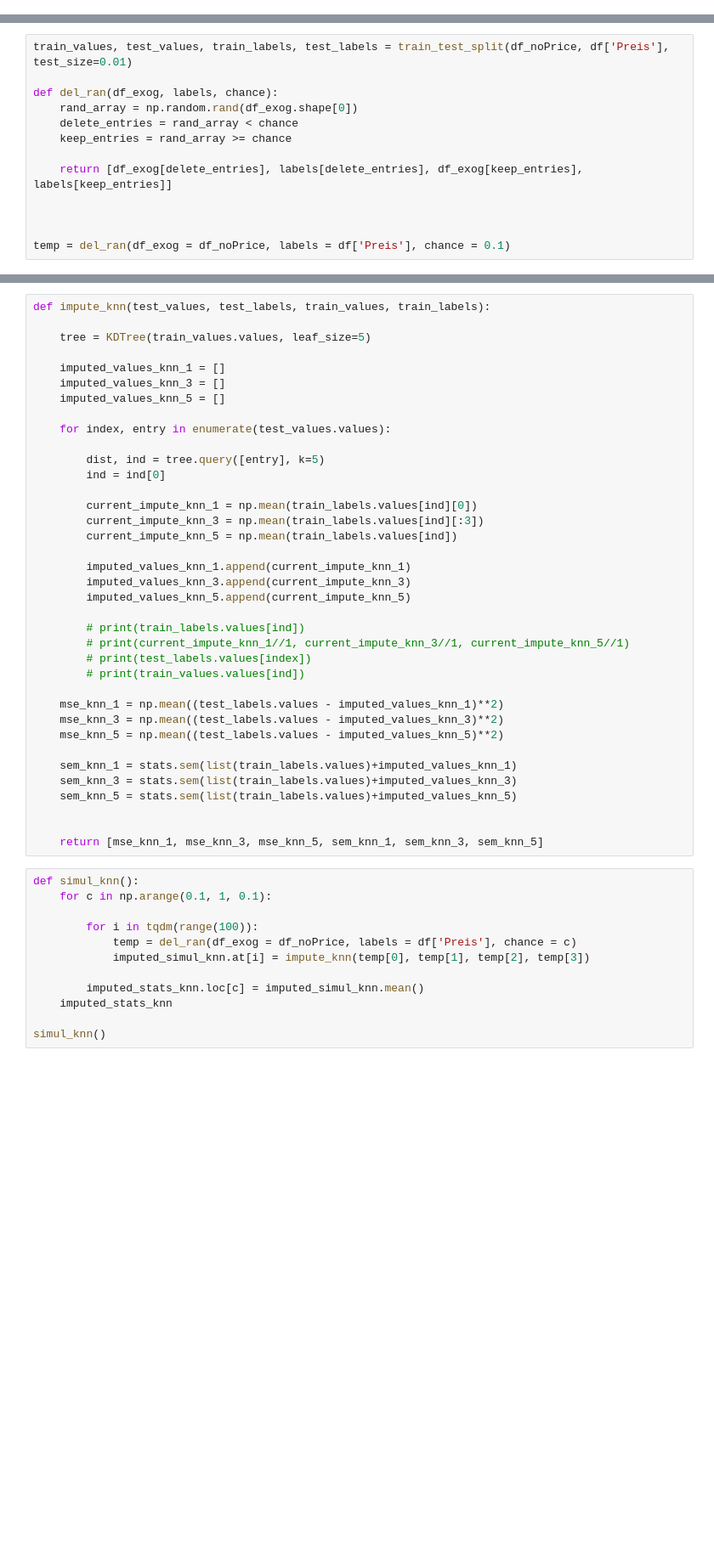
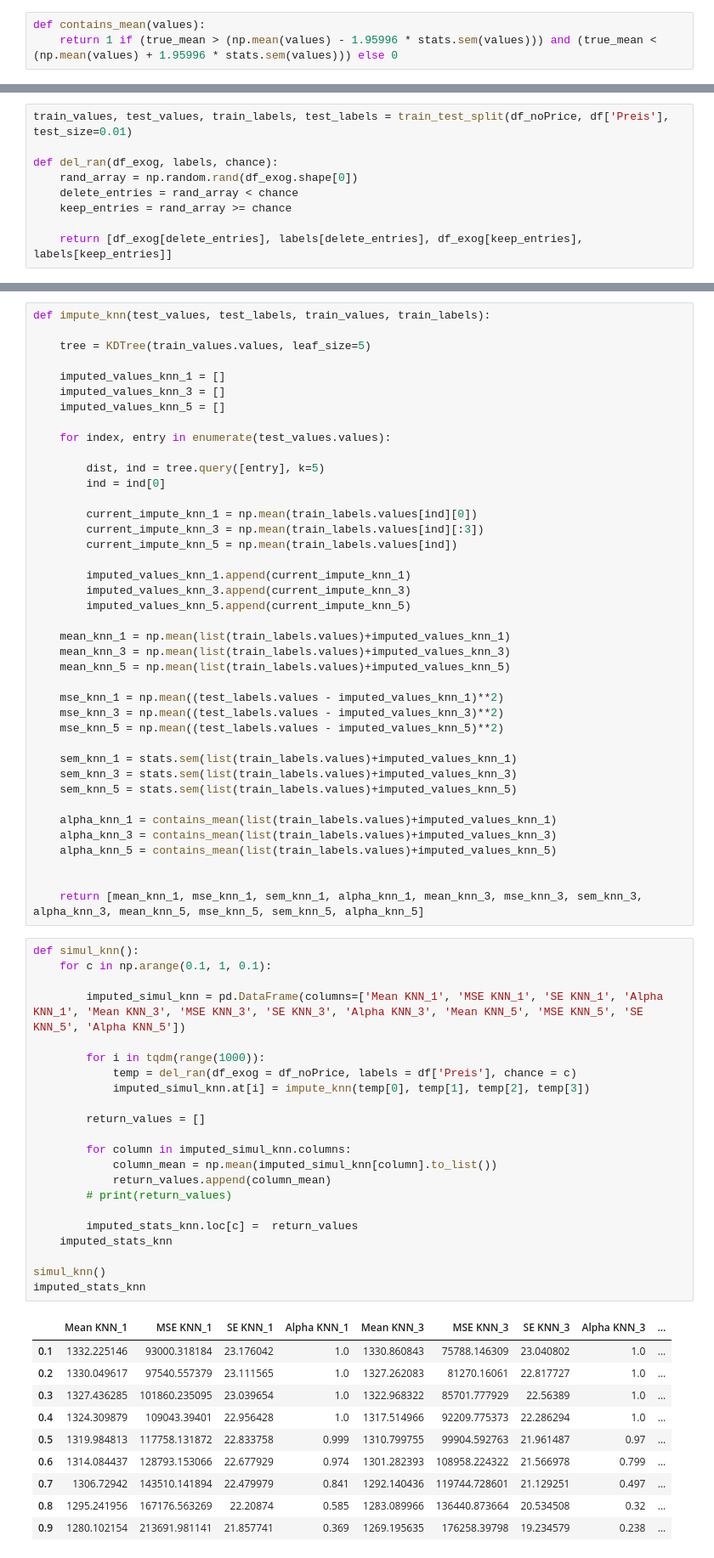
Before and after one commit to Zin9zan9/Stat_Seminar, a Jupyter notebook: MCAR_simulation_normal.ipynb, the cells around one changed output, grey strips where cells are left out. Shown: that part at 85% size. Saved outputs shown, nothing was run; the diff lists cells and outputs as text; blank space fills up the shorter version.

```diff
--- a/MCAR_simulation_normal.ipynb
+++ b/MCAR_simulation_normal.ipynb
@@ -42,3 +47,6 @@ df_std.insert(0, 'Preis', df['Preis'])
+# %%
+def contains_mean(values):
+    return 1 if (true_mean > (np.mean(values) - 1.95996 * stats.sem(values))) and (true_mean < (np.mean(values) + 1.95996 * stats.sem(values))) else 0
 # %%
 # OLS Model
 # fitting the model
@@ -76,10 +84,6 @@ def del_ran(df_exog, labels, chance):
     keep_entries = rand_array >= chance
 
     return [df_exog[delete_entries], labels[delete_entries], df_exog[keep_entries], labels[keep_entries]]
-
-
-
-temp = del_ran(df_exog = df_noPrice, labels = df['Preis'], chance = 0.1)
 # %%
 def impute_ols(test_values, test_labels, train_values, train_labels):
 
@@ -119,10 +124,9 @@ def impute_knn(test_values, test_labels, train_values, train_labels):
         imputed_values_knn_3.append(current_impute_knn_3)
         imputed_values_knn_5.append(current_impute_knn_5)
 
-        # print(train_labels.values[ind])
-        # print(current_impute_knn_1//1, current_impute_knn_3//1, current_impute_knn_5//1)
-        # print(test_labels.values[index])
-        # print(train_values.values[ind])
+    mean_knn_1 = np.mean(list(train_labels.values)+imputed_values_knn_1)
+    mean_knn_3 = np.mean(list(train_labels.values)+imputed_values_knn_3)
+    mean_knn_5 = np.mean(list(train_labels.values)+imputed_values_knn_5)
 
     mse_knn_1 = np.mean((test_labels.values - imputed_values_knn_1)**2)
     mse_knn_3 = np.mean((test_labels.values - imputed_values_knn_3)**2)
@@ -132,19 +136,44 @@ def impute_knn(test_values, test_labels, train_values, train_labels):
     sem_knn_3 = stats.sem(list(train_labels.values)+imputed_values_knn_3)
     sem_knn_5 = stats.sem(list(train_labels.values)+imputed_values_knn_5)
 
+    alpha_knn_1 = contains_mean(list(train_labels.values)+imputed_values_knn_1)
+    alpha_knn_3 = contains_mean(list(train_labels.values)+imputed_values_knn_3)
+    alpha_knn_5 = contains_mean(list(train_labels.values)+imputed_values_knn_5)
 
-    return [mse_knn_1, mse_knn_3, mse_knn_5, sem_knn_1, sem_knn_3, sem_knn_5]
+
+    return [mean_knn_1, mse_knn_1, sem_knn_1, alpha_knn_1, mean_knn_3, mse_knn_3, sem_knn_3, alpha_knn_3, mean_knn_5, mse_knn_5, sem_knn_5, alpha_knn_5]
 # %%
 def simul_knn():
     for c in np.arange(0.1, 1, 0.1):
 
-        for i in tqdm(range(100)):
+        imputed_simul_knn = pd.DataFrame(columns=['Mean KNN_1', 'MSE KNN_1', 'SE KNN_1', 'Alpha KNN_1', 'Mean KNN_3', 'MSE KNN_3', 'SE KNN_3', 'Alpha KNN_3', 'Mean KNN_5', 'MSE KNN_5', 'SE KNN_5', 'Alpha KNN_5'])
+
+        for i in tqdm(range(1000)):
             temp = del_ran(df_exog = df_noPrice, labels = df['Preis'], chance = c)
             imputed_simul_knn.at[i] = impute_knn(temp[0], temp[1], temp[2], temp[3])
 
-        imputed_stats_knn.loc[c] = imputed_simul_knn.mean()
+        return_values = []
+
+        for column in imputed_simul_knn.columns:
+            column_mean = np.mean(imputed_simul_knn[column].to_list())
+            return_values.append(column_mean)
+        # print(return_values)
+
+        imputed_stats_knn.loc[c] =  return_values
     imputed_stats_knn
 
 simul_knn()
+imputed_stats_knn
+# %% [output]
+|  | Mean KNN_1 | MSE KNN_1 | SE KNN_1 | Alpha KNN_1 | Mean KNN_3 | MSE KNN_3 | SE KNN_3 | Alpha KNN_3 | ... |
+| 0.1 | 1332.225146 | 93000.318184 | 23.176042 | 1.0 | 1330.860843 | 75788.146309 | 23.040802 | 1.0 | ... |
+| 0.2 | 1330.049617 | 97540.557379 | 23.111565 | 1.0 | 1327.262083 | 81270.16061 | 22.817727 | 1.0 | ... |
+| 0.3 | 1327.436285 | 101860.235095 | 23.039654 | 1.0 | 1322.968322 | 85701.777929 | 22.56389 | 1.0 | ... |
+| 0.4 | 1324.309879 | 109043.39401 | 22.956428 | 1.0 | 1317.514966 | 92209.775373 | 22.286294 | 1.0 | ... |
+| 0.5 | 1319.984813 | 117758.131872 | 22.833758 | 0.999 | 1310.799755 | 99904.592763 | 21.961487 | 0.97 | ... |
+| 0.6 | 1314.084437 | 128793.153066 | 22.677929 | 0.974 | 1301.282393 | 108958.224322 | 21.566978 | 0.799 | ... |
+| 0.7 | 1306.72942 | 143510.141894 | 22.479979 | 0.841 | 1292.140436 | 119744.728601 | 21.129251 | 0.497 | ... |
+| 0.8 | 1295.241956 | 167176.563269 | 22.20874 | 0.585 | 1283.089966 | 136440.873664 | 20.534508 | 0.32 | ... |
+| 0.9 | 1280.102154 | 213691.981141 | 21.857741 | 0.369 | 1269.195635 | 176258.39798 | 19.234579 | 0.238 | ... |
 # %%
 def simul_ols():
```
Also changed, not shown: parts of 6 cells of this notebook, 4 other files.
